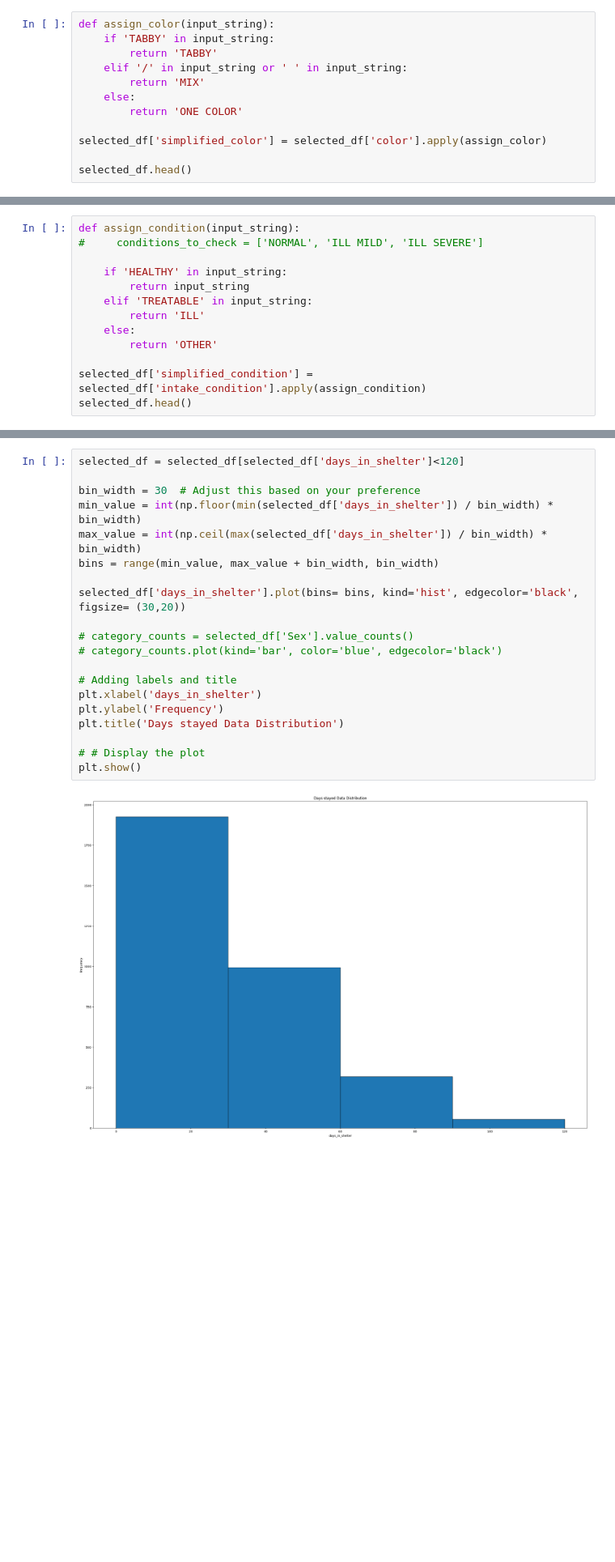
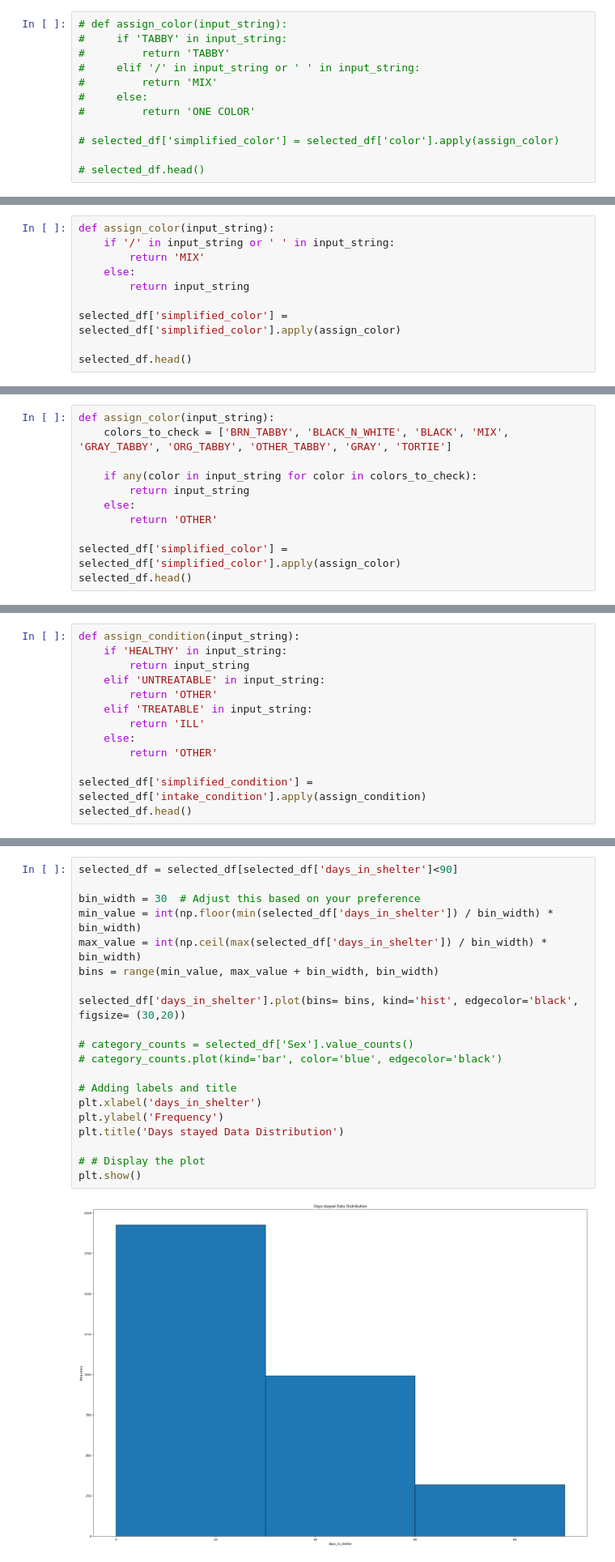
Before and after one commit to AhnafHamim/Furrever-stay, a Jupyter notebook: data-visualization-cleaning/sonoma_county_data_visualization_nd_cleaning.ipynb, the cells around one changed output, grey strips where cells are left out. Shown at 81% size. Saved outputs shown, nothing was run; the diff lists cells and outputs as text; blank space fills up the shorter version.

```diff
--- a/data-visualization-cleaning/sonoma_county_data_visualization_nd_cleaning.ipynb
+++ b/data-visualization-cleaning/sonoma_county_data_visualization_nd_cleaning.ipynb
@@ -365,12 +398,12 @@ plt.show()
 # %%
-def assign_color(input_string):
-    if 'TABBY' in input_string:
-        return 'TABBY'
-    elif '/' in input_string or ' ' in input_string:
-        return 'MIX'
-    else:
-        return 'ONE COLOR'
+# def assign_color(input_string):
+#     if 'TABBY' in input_string:
+#         return 'TABBY'
+#     elif '/' in input_string or ' ' in input_string:
+#         return 'MIX'
+#     else:
+#         return 'ONE COLOR'
 
-selected_df['simplified_color'] = selected_df['color'].apply(assign_color)
+# selected_df['simplified_color'] = selected_df['color'].apply(assign_color)
 
-selected_df.head()
+# selected_df.head()
@@ -393,0 +447,10 @@ Name: simplified_color, dtype: int64
+# %%
+def assign_color(input_string):
+    if '/' in input_string or ' ' in input_string:
+        return 'MIX'
+    else:
+        return input_string
+
+selected_df['simplified_color'] = selected_df['simplified_color'].apply(assign_color)
+
+selected_df.head()
@@ -393,0 +464,11 @@ Name: simplified_color, dtype: int64
+# %%
+def assign_color(input_string):
+    colors_to_check = ['BRN_TABBY', 'BLACK_N_WHITE', 'BLACK', 'MIX', 'GRAY_TABBY', 'ORG_TABBY', 'OTHER_TABBY', 'GRAY', 'TORTIE']
+
+    if any(color in input_string for color in colors_to_check):
+        return input_string
+    else:
+        return 'OTHER'
+
+selected_df['simplified_color'] = selected_df['simplified_color'].apply(assign_color)
+selected_df.head()
@@ -521,10 +639,10 @@ UNTREATABLE                7
 Name: intake_condition, dtype: int64
 # %%
 def assign_condition(input_string):
-#     conditions_to_check = ['NORMAL', 'ILL MILD', 'ILL SEVERE']
-
     if 'HEALTHY' in input_string:
         return input_string
+    elif 'UNTREATABLE' in input_string:
+        return 'OTHER'
     elif 'TREATABLE' in input_string:
         return 'ILL'
     else:
@@ -671,27 +789,27 @@ plt.show()
 # %% [markdown]
 ## Data visualization after cleaning for 'days stayed'
 # %%
-selected_df = selected_df[selected_df['days_in_shelter']<120]
+selected_df = selected_df[selected_df['days_in_shelter']<90]
 
 bin_width = 30  # Adjust this based on your preference
 min_value = int(np.floor(min(selected_df['days_in_shelter']) / bin_width) * bin_width)
 max_value = int(np.ceil(max(selected_df['days_in_shelter']) / bin_width) * bin_width)
 bins = range(min_value, max_value + bin_width, bin_width)
 
 selected_df['days_in_shelter'].plot(bins= bins, kind='hist', edgecolor='black', figsize= (30,20))
 
 # category_counts = selected_df['Sex'].value_counts()
 # category_counts.plot(kind='bar', color='blue', edgecolor='black')
 
 # Adding labels and title
 plt.xlabel('days_in_shelter')
 plt.ylabel('Frequency')
 plt.title('Days stayed Data Distribution')
 
 # # Display the plot
 plt.show()
 # %% [output]
-[figure, old version]
+[figure, new version]
 # %%
 selected_df.head()
 # %% [output]
```
Also changed, not shown: parts of 23 cells of this notebook, 19 other files.
